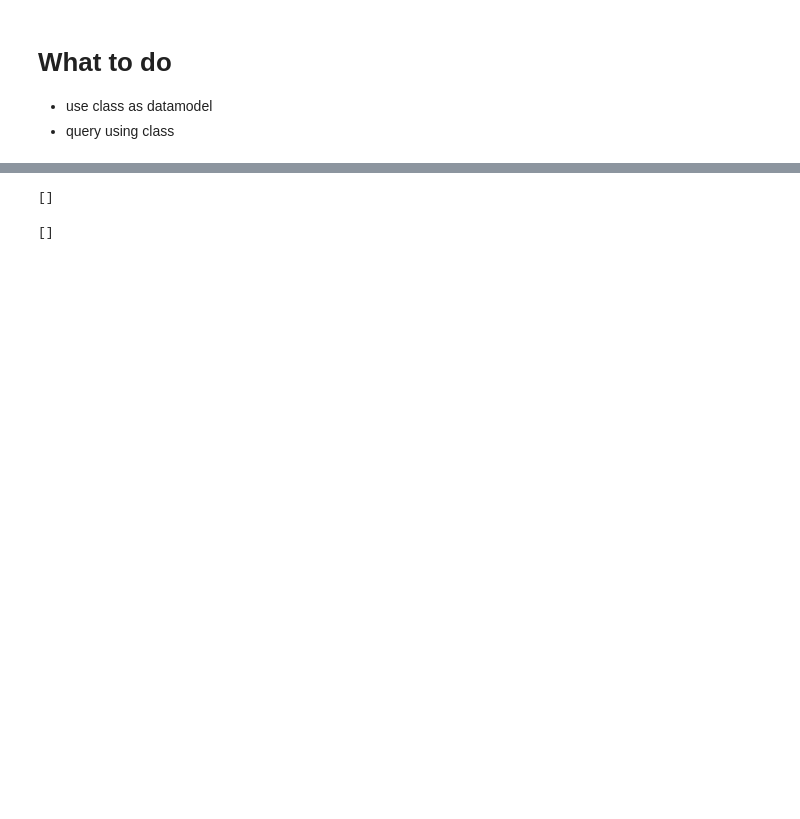
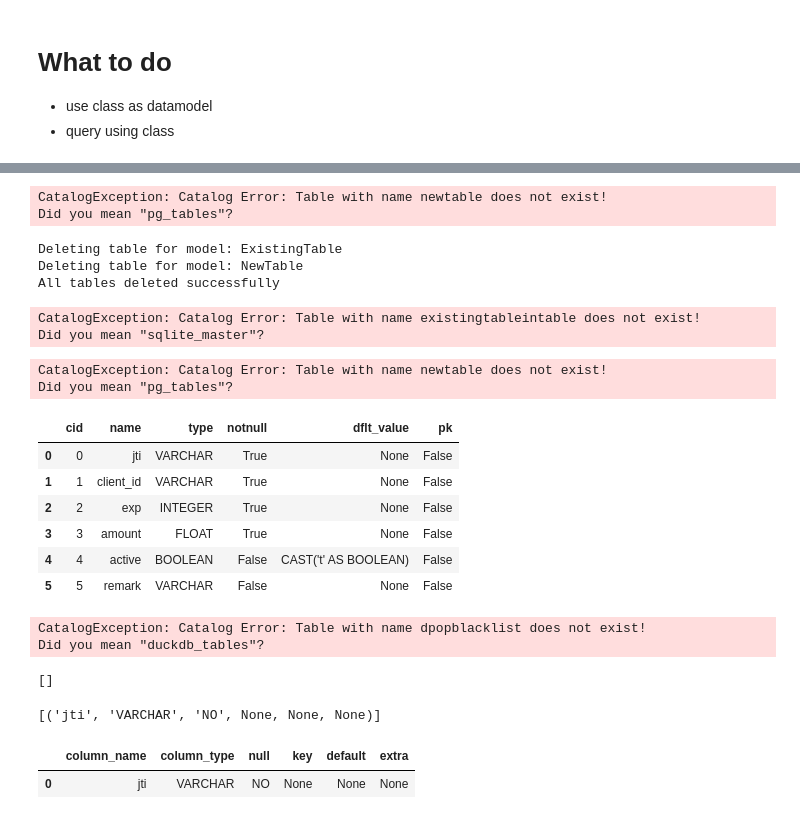
Before and after one commit to datanooblol/fun-with-dpop, a Jupyter notebook: sqlmodel.ipynb, the cells around one changed output, grey strips where cells are left out. Cells and saved outputs as stored; diff of their text form; code cells hidden in the pictures; blank space fills up the shorter version.

```diff
--- a/sqlmodel.ipynb
+++ b/sqlmodel.ipynb
@@ -101,0 +267,4 @@ list(dpop.model_dump().values())
+# %%
+with duck_connection(database="./db/ezorm.db") as con:
+    records = con.execute(f"""PRAGMA table_info('{ExistingTable.table()}');""").df()
+records
@@ -102,12 +278,69 @@ list(dpop.model_dump().values())
+# %%
+with duck_connection(database="./db/ezorm.db") as con:
+    records = con.execute(f"""PRAGMA table_info('{NewTable.table()}');""").df()
+records
+# %% [output]
+CatalogException: Catalog Error: Table with name newtable does not exist!
+Did you mean "pg_tables"?
+# %%
+EzDuckORM.delete_tables(tables=[ExistingTable, NewTable])
+# %% [output]
+Deleting table for model: ExistingTable
+Deleting table for model: NewTable
+All tables deleted successfully
+# %%
+with duck_connection(database="./db/ezorm.db") as con:
+    records = con.execute(f"""PRAGMA table_info('{ExistingTable.table()}');""").fetchall()
+records
+# %% [output]
+CatalogException: Catalog Error: Table with name existingtableintable does not exist!
+Did you mean "sqlite_master"?
+# %%
+with duck_connection(database="./db/ezorm.db") as con:
+    records = con.execute(f"""PRAGMA table_info('{NewTable.table()}');""").fetchall()
+records
+# %% [output]
+CatalogException: Catalog Error: Table with name newtable does not exist!
+Did you mean "pg_tables"?
+# %%
+with duck_connection(database="./db/ezorm.db") as con:
+    records = con.execute(f"""PRAGMA table_info('{DPoPBlackList.table()}');""").df()
+records
+# %% [output]
+|  | cid | name | type | notnull | dflt_value | pk |
+| 0 | 0 | jti | VARCHAR | True | None | False |
+| 1 | 1 | client_id | VARCHAR | True | None | False |
+| 2 | 2 | exp | INTEGER | True | None | False |
+| 3 | 3 | amount | FLOAT | True | None | False |
+| 4 | 4 | active | BOOLEAN | False | CAST('t' AS BOOLEAN) | False |
+| 5 | 5 | remark | VARCHAR | False | None | False |
+# %%
+with duck_connection(database="./db/ezorm.db") as con:
+    records = con.execute(f"""PRAGMA table_info('{DPoPBlackList.table()}');""").fetchall()
+records
+# %% [output]
+CatalogException: Catalog Error: Table with name dpopblacklist does not exist!
+Did you mean "duckdb_tables"?
+# %%
+with duck_connection(database="./db/ezorm.db") as con:
+    records = con.execute(f"""SELECT * from {DPoPBlackList.table()};""").fetchall()
+records
+# %% [output]
+[]
 # %%
-with ez_connection(database="./db/ezorm.db", db=duckdb) as con:
-    records = con.execute("SELECT * FROM dpopblacklistBoi;").fetchall()
+with duck_connection(database="./db/ezorm.db") as con:
+    records = con.execute("")
 records
-# %% [output]
-[]
 # %%
-with ez_connection(database="./db/ezorm.db", db=duckdb) as con:
-    records = con.execute("SELECT * FROM DPoPBlackList;").fetchall()
+with duck_connection(database="./db/ezorm.db") as con:
+    records = con.execute(f"""DESCRIBE {DPoPBlackList.table()};""").fetchall()
 records
 # %% [output]
-[]
+[('jti', 'VARCHAR', 'NO', None, None, None)]
+# %%
+with duck_connection(database="./db/ezorm.db") as con:
+    records = con.execute(f"""DESCRIBE {DPoPBlackList.table()};""").df()
+records
+# %% [output]
+|  | column_name | column_type | null | key | default | extra |
+| 0 | jti | VARCHAR | NO | None | None | None |
```
Also changed, not shown: parts of 43 cells of this notebook, 22 other files.
